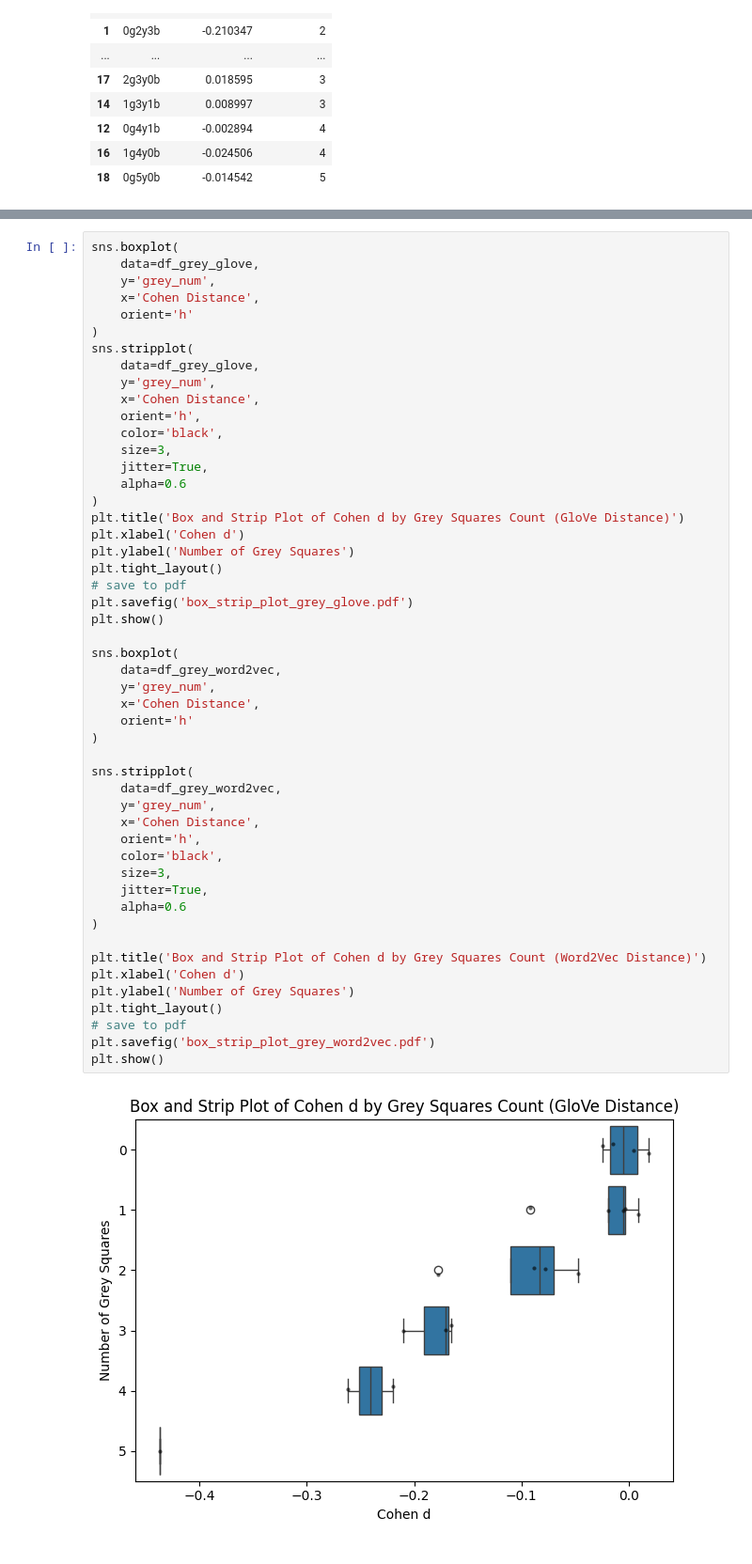
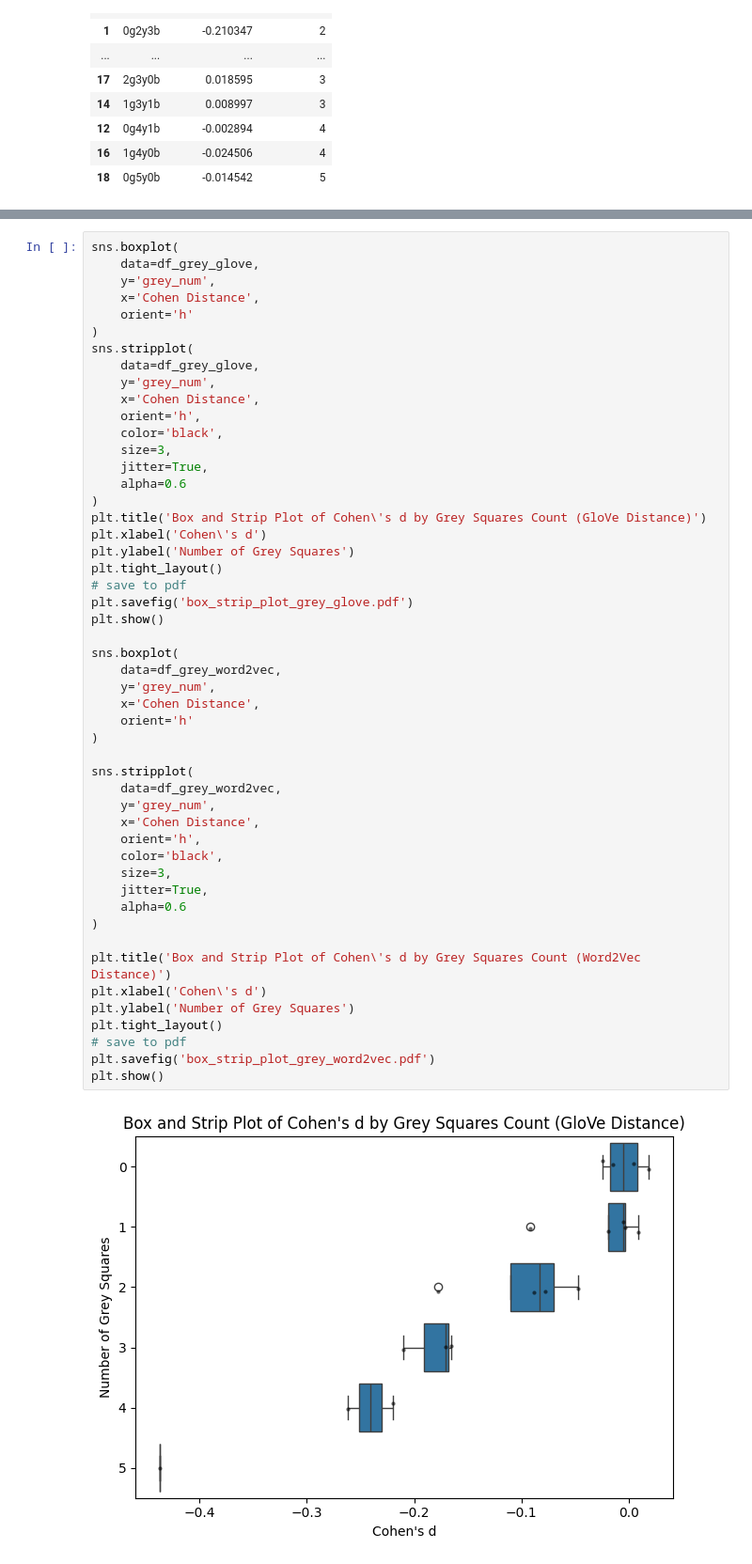
Before and after one commit to adam-kabbara/wordle-research, a Jupyter notebook: data_analysis/jupyter_notebooks/violin.ipynb, the cells around one changed output, grey strips where cells are left out. Shown at 94% size. Saved outputs shown, nothing was run; the diff lists cells and outputs as text.

Commit message:
fixed typo Cohen's d instead of Cohen d

```diff
--- a/data_analysis/jupyter_notebooks/violin.ipynb
+++ b/data_analysis/jupyter_notebooks/violin.ipynb
@@ -184,38 +184,38 @@ sns.stripplot(
     jitter=True,
     alpha=0.6
 )
-plt.title('Box and Strip Plot of Cohen d by Grey Squares Count (GloVe Distance)')
-plt.xlabel('Cohen d')
+plt.title('Box and Strip Plot of Cohen\'s d by Grey Squares Count (GloVe Distance)')
+plt.xlabel('Cohen\'s d')
 plt.ylabel('Number of Grey Squares')
 plt.tight_layout()
 # save to pdf
 plt.savefig('box_strip_plot_grey_glove.pdf')
 plt.show()
 
 sns.boxplot(
     data=df_grey_word2vec,
     y='grey_num',
     x='Cohen Distance',
     orient='h'
 )
 
 sns.stripplot(
     data=df_grey_word2vec,
     y='grey_num',
     x='Cohen Distance',
     orient='h',
     color='black',
     size=3,
     jitter=True,
     alpha=0.6
 )
 
-plt.title('Box and Strip Plot of Cohen d by Grey Squares Count (Word2Vec Distance)')
-plt.xlabel('Cohen d')
+plt.title('Box and Strip Plot of Cohen\'s d by Grey Squares Count (Word2Vec Distance)')
+plt.xlabel('Cohen\'s d')
 plt.ylabel('Number of Grey Squares')
 plt.tight_layout()
 # save to pdf
 plt.savefig('box_strip_plot_grey_word2vec.pdf')
 plt.show()
 # %% [output]
-[figure, old version]
+[figure, new version]
```
Also changed, not shown: parts of 4 cells of this notebook.
